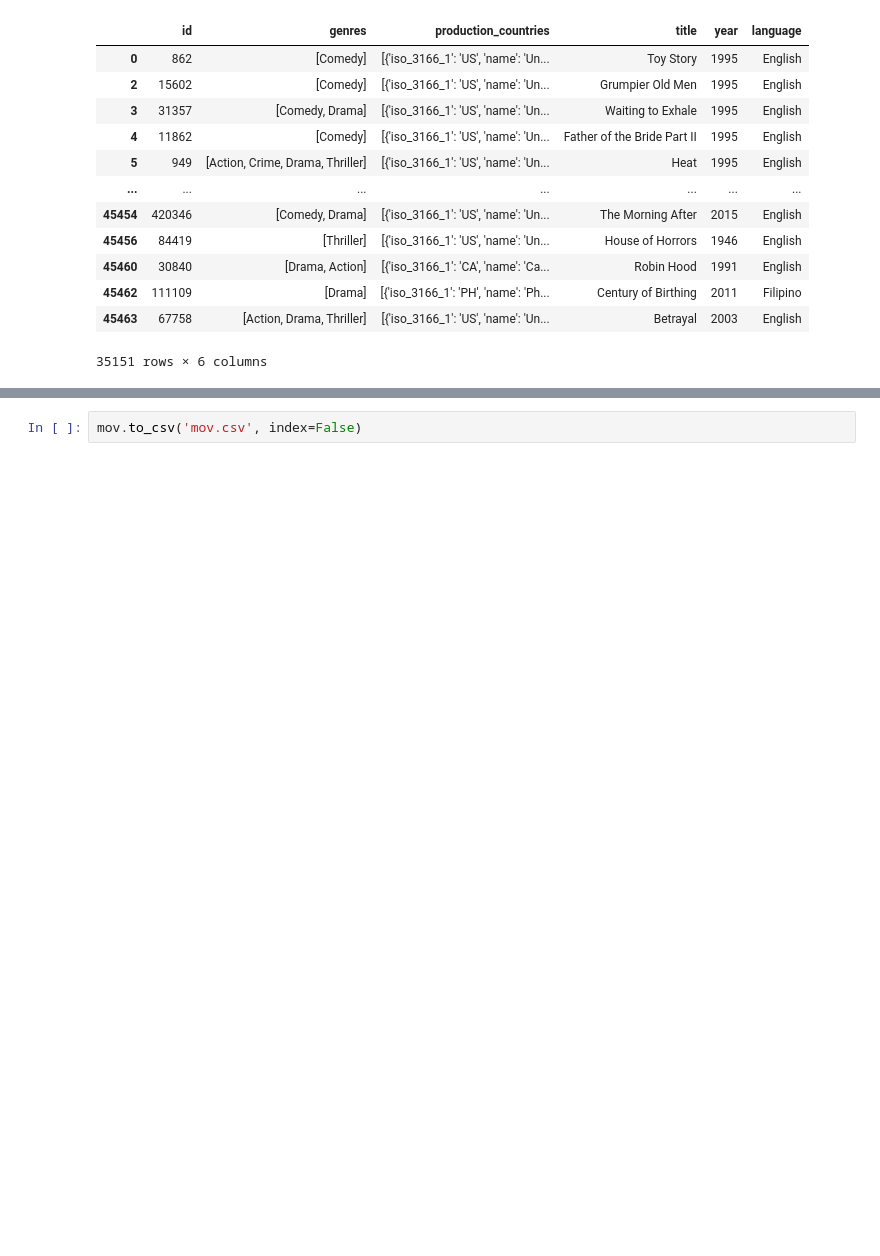
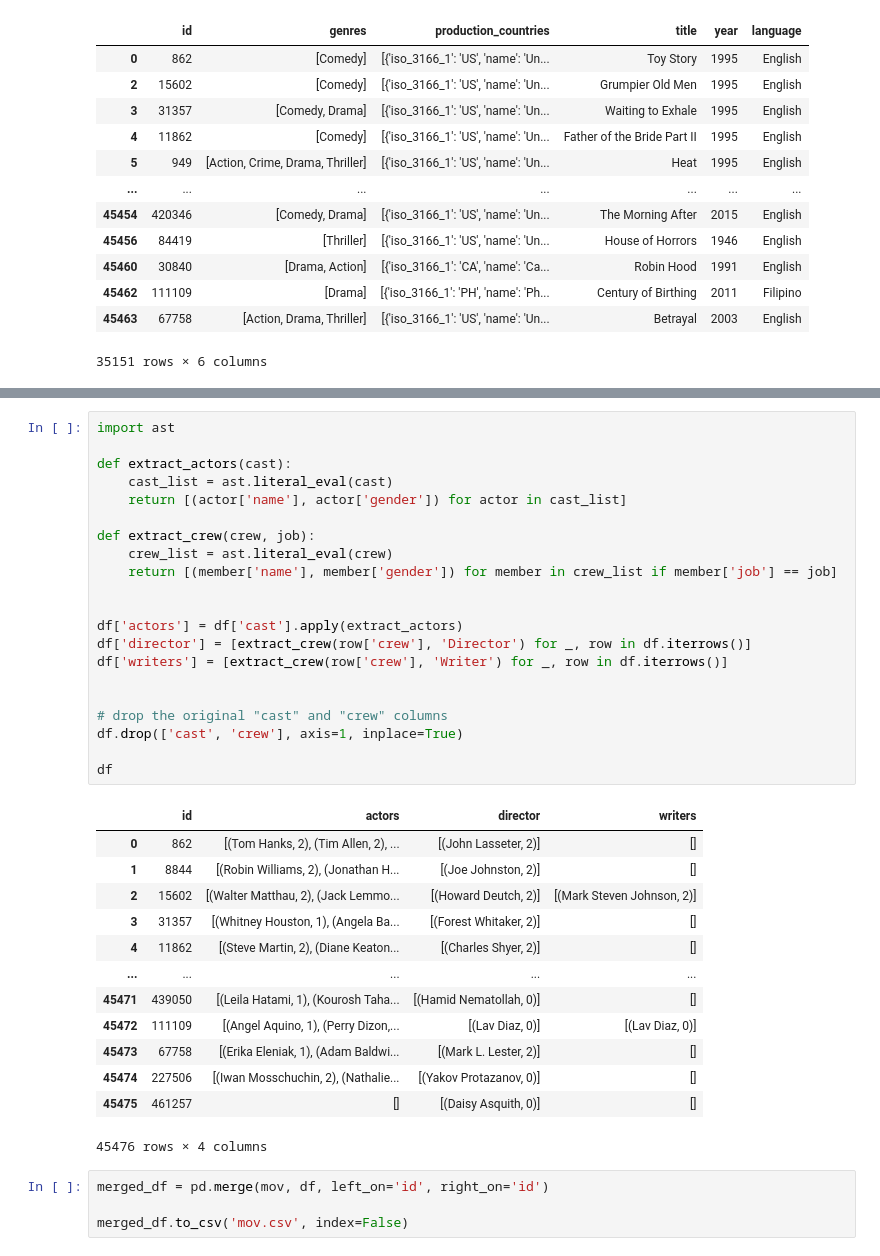
Before and after one commit to AurelieMrtn/RDF-SPARQL-app, a Jupyter notebook: Projet/Projet-mardown.ipynb, the cells around one changed output, grey strips where cells are left out. Cells and saved outputs as stored; diff of their text form; blank space fills up the shorter version.

```diff
--- a/Projet/Projet-mardown.ipynb
+++ b/Projet/Projet-mardown.ipynb
@@ -199,2 +207,39 @@ mov
+# %%
+import ast
+
+def extract_actors(cast):
+    cast_list = ast.literal_eval(cast)
+    return [(actor['name'], actor['gender']) for actor in cast_list]
+
+def extract_crew(crew, job):
+    crew_list = ast.literal_eval(crew)
+    return [(member['name'], member['gender']) for member in crew_list if member['job'] == job]
+
+
+df['actors'] = df['cast'].apply(extract_actors)
+df['director'] = [extract_crew(row['crew'], 'Director') for _, row in df.iterrows()]
+df['writers'] = [extract_crew(row['crew'], 'Writer') for _, row in df.iterrows()]
+
+
+# drop the original "cast" and "crew" columns
+df.drop(['cast', 'crew'], axis=1, inplace=True)
+
+df
+# %% [output]
+|  | id | actors | director | writers |
+| 0 | 862 | [(Tom Hanks, 2), (Tim Allen, 2), ... | [(John Lasseter, 2)] | [] |
+| 1 | 8844 | [(Robin Williams, 2), (Jonathan H... | [(Joe Johnston, 2)] | [] |
+| 2 | 15602 | [(Walter Matthau, 2), (Jack Lemmo... | [(Howard Deutch, 2)] | [(Mark Steven Johnson, 2)] |
+| 3 | 31357 | [(Whitney Houston, 1), (Angela Ba... | [(Forest Whitaker, 2)] | [] |
+| 4 | 11862 | [(Steve Martin, 2), (Diane Keaton... | [(Charles Shyer, 2)] | [] |
+| ... | ... | ... | ... | ... |
+| 45471 | 439050 | [(Leila Hatami, 1), (Kourosh Taha... | [(Hamid Nematollah, 0)] | [] |
+| 45472 | 111109 | [(Angel Aquino, 1), (Perry Dizon,... | [(Lav Diaz, 0)] | [(Lav Diaz, 0)] |
+| 45473 | 67758 | [(Erika Eleniak, 1), (Adam Baldwi... | [(Mark L. Lester, 2)] | [] |
+| 45474 | 227506 | [(Iwan Mosschuchin, 2), (Nathalie... | [(Yakov Protazanov, 0)] | [] |
+| 45475 | 461257 | [] | [(Daisy Asquith, 0)] | [] |
+45476 rows × 4 columns
 # %%
-mov.to_csv('mov.csv', index=False)
+merged_df = pd.merge(mov, df, left_on='id', right_on='id')
+
+merged_df.to_csv('mov.csv', index=False)
```
Also changed, not shown: parts of 5 cells of this notebook, 3 other files.
